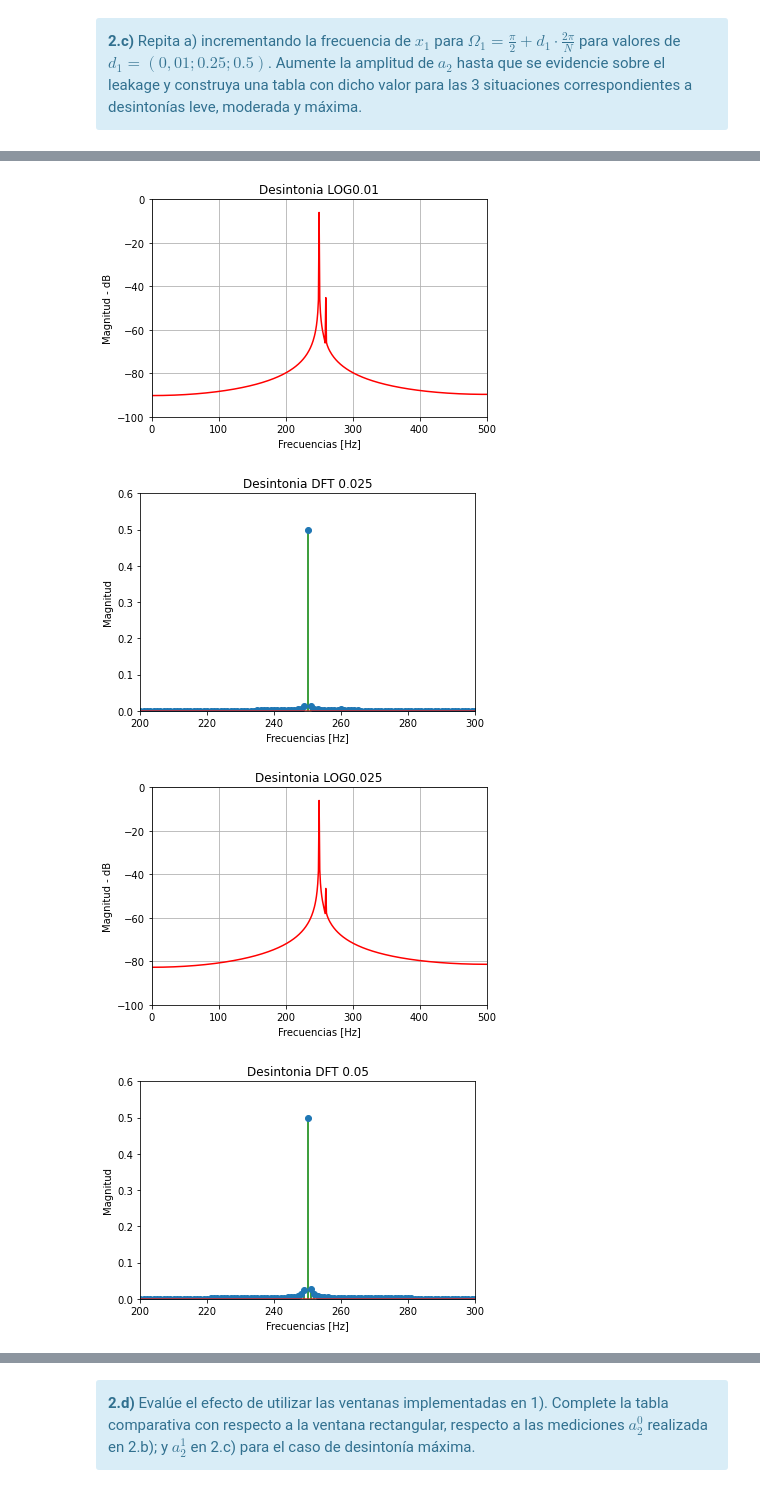
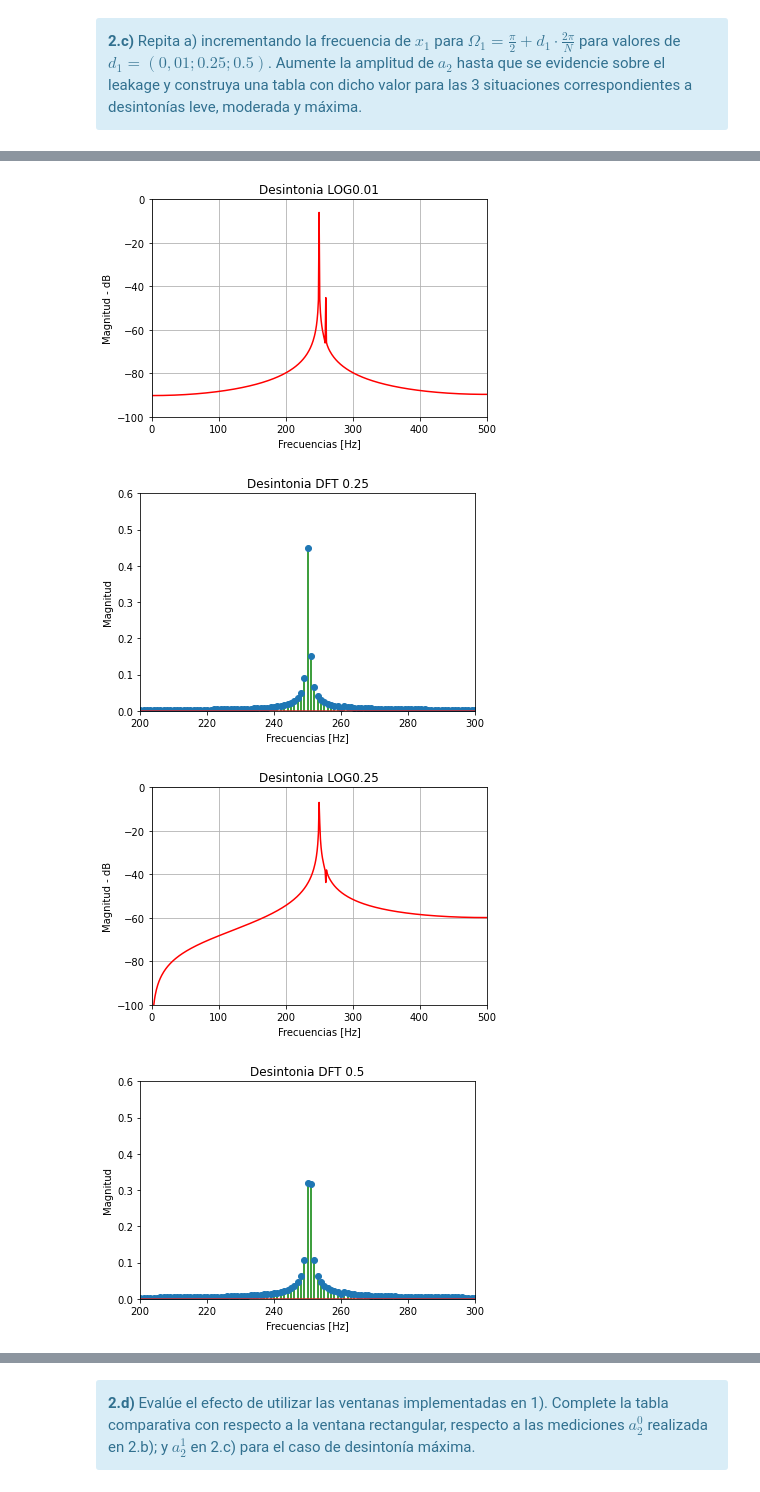
Before and after one commit to hdelgado84/PDS-Humberto-Delgado, a Jupyter notebook: TP2 - Ventanas.ipynb, the cells around one changed output, grey strips where cells are left out. Cells and saved outputs as stored; diff of their text form; code cells hidden in the pictures.

```diff
--- a/TP2 - Ventanas.ipynb
+++ b/TP2 - Ventanas.ipynb
@@ -522,7 +522,7 @@ df=fs/N
 a2=0.012
 
 f1=fs/4
-d1=np.array([0.01,0.025, 0.05])  #desintonia
+d1=np.array([0.01,0.25, 0.5])  #desintonia
 f1d=f1 + d1*df
 f2d= f1d + 10*df
 wd1=np.array([],dtype=np.float64).reshape(1000,0)
@@ -567,9 +567,9 @@ for r in range(0,3):
 #sobrepasa el leakage de cada valor de d(0.01,0.25.0.5).
 
 tus_resultados = [
-                   '-52', # <-- acá debería haber numeritos :)
-                   '-44', # <-- acá debería haber numeritos :)
-                   '-38.4' # <-- acá debería haber numeritos :)
+                   '-62.5', # <-- acá debería haber numeritos :)
+                   '-38.7', # <-- acá debería haber numeritos :)
+                   '-34.83' # <-- acá debería haber numeritos :)
                  ]
 df = DataFrame(tus_resultados, columns=['$a_2$ (dB)'],
                index=[
@@ -586,5 +586,5 @@ HTML(df.to_html())
 [figure]
 [figure]
-[figure, old version]
+[figure, new version]
-[figure, old version]
+[figure, new version]
-[figure, old version]
+[figure, new version]
```
Also changed, not shown: parts of 7 cells of this notebook.
